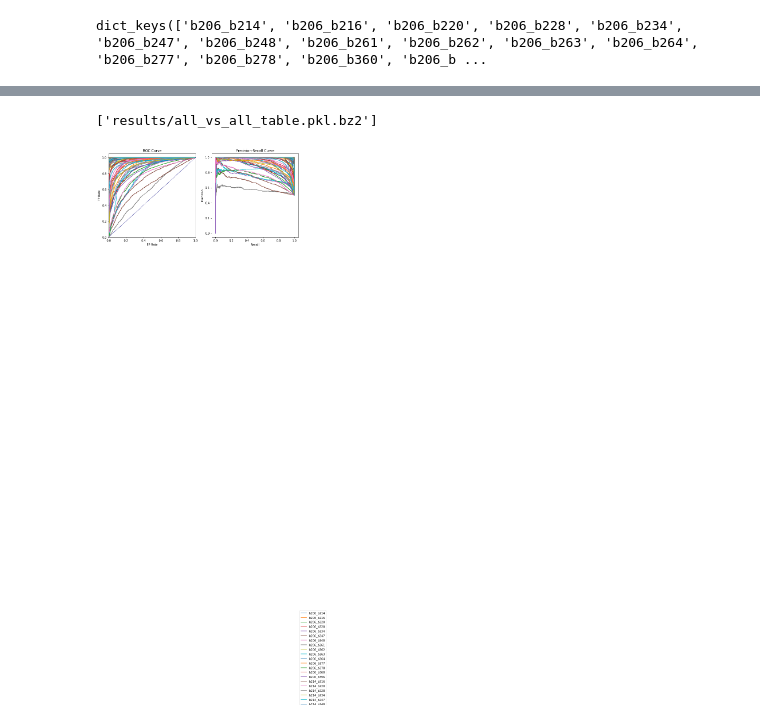
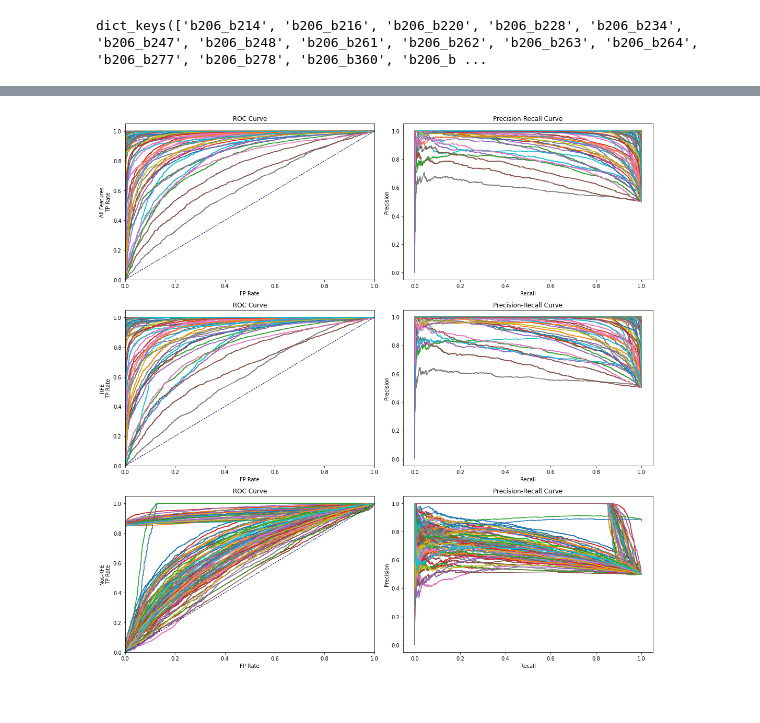
Before and after one commit to leliel12/denoise, a Jupyter notebook: 06_all_cmp.ipynb, the cells around one changed output, grey strips where cells are left out. Drawn from its saved outputs; the diff is of its cells as text; code cells hidden in the pictures.

```diff
--- a/06_all_cmp.ipynb
+++ b/06_all_cmp.ipynb
@@ -40,5 +61,5 @@ SVC_LINEAR_PARAMS
 # %%
-sX_columns = joblib.load("results/rfe_features.pkl.bz2")
+sX_columns = np.array(list(joblib.load("results/rfe_features.pkl.bz2")))
 sX_columns
 # %% [output]
 array(['Amplitude', 'Autocor_length', 'Eta_e', 'FluxPercentileRatioMid50',
@@ -51,0 +73,3 @@ array(['Amplitude', 'Autocor_length', 'Eta_e', 'FluxPercentileRatioMid50',
+# %%
+uX_columns = np.array([c for c in X_columns if c not in sX_columns])
+uX_columns
@@ -180,7 +219,7 @@ SVC(C=100, break_ties=False, cache_size=200, class_weight=None, coef0=0.0,
     verbose=False)
 # %%
 %%time
-fname = "results/all_vs_all.pkl.bz2"
+fname = "results/selected_all_vs_all.pkl.bz2"
 if os.path.exists(fname):
     results = joblib.load(fname)
 else:
@@ -190,5 +229,5 @@ else:
             for k, v in data.items())
     joblib.dump(results, fname, compress=3)
 
-results = [Container(e) for e in results]
+selected_results = [Container(e) for e in results]
 # %% [output]
@@ -196,0 +252,13 @@ Wall time: 1h 27min 49s
+# %%
+%%time
+fname = "results/afeats_all_vs_all.pkl.bz2"
+if os.path.exists(fname):
+    results = joblib.load(fname)
+else:
+    with joblib.Parallel(n_jobs=-1) as P:
+        results = P(
+            joblib.delayed(execute_kfold)(clf_name=k, clasificator=clf, sample=v, X_columns=X_columns, y_column="cls", nfolds=10)
+            for k, v in data.items())
+    joblib.dump(results, fname, compress=3)
+
+afeats_results = [Container(e) for e in results]
@@ -218,7 +292,3 @@ df.head()
-# %%
-joblib.dump(df, "results/all_vs_all_table.pkl.bz2", compress=3)
-# %% [output]
-['results/all_vs_all_table.pkl.bz2']
 # %%
 def roc(results, ax=None, labels=True):
     if ax == None:
@@ -227,35 +297,48 @@ def roc(results, ax=None, labels=True):
     for res in results:
         cname = "{}".format(res.clf_name)
         label = res.clf_name if labels else "_no_legend_"
         ax.plot(res["fpr"], res["tpr"],  label=label)
 
     ax.plot([0, 1], [0, 1], color='navy', lw=1, linestyle='--')
     ax.set_xlim([0.0, 1.0])
     ax.set_ylim([0.0, 1.05])
     ax.set_xlabel('FP Rate')
     ax.set_ylabel('TP Rate')
     ax.set_title('ROC Curve')
 
     return ax
 
 
 def prc(results, ax=None, labels=True):
     if ax == None:
         ax = plt.gca()
 
     for r in results:
         label = r.clf_name if labels else "_no_legend_"
         ax.plot(r.prec_rec_curve[1], r.prec_rec_curve[0], label=label)
 
     ax.set_title("Precision-Recall Curve")
     ax.set_xlabel("Recall")
     ax.set_ylabel("Precision")
 
-fig, ax = plt.subplots(1, 2, figsize=(10, 5))
-roc(results, ax=ax[0])
-prc(results, ax=ax[1], labels=False)
+fig, axes = plt.subplots(3, 2, figsize=(15, 15))
 
-lgd = fig.legend(bbox_to_anchor=(1.12, 0.93))
+ax = axes[0]
+roc(afeats_results, ax=ax[0])
+prc(afeats_results, ax=ax[1], labels=False)
+ax[0].set_ylabel("All Features\n" + ax[0].get_ylabel())
+
+ax = axes[1]
+roc(selected_results, ax=ax[0], labels=False)
+prc(selected_results, ax=ax[1], labels=False)
+ax[0].set_ylabel("RFE\n" + ax[0].get_ylabel())
+
+ax = axes[2]
+roc(unselected_results, ax=ax[0], labels=False)
+prc(unselected_results, ax=ax[1], labels=False)
+ax[0].set_ylabel("Not-RFE\n" + ax[0].get_ylabel())
+
+#lgd = fig.legend()
 fig.tight_layout();
 # %% [output]
-[figure, old version]
+[figure, new version]
```
Also changed, not shown: parts of 10 cells of this notebook, 11 other files.
